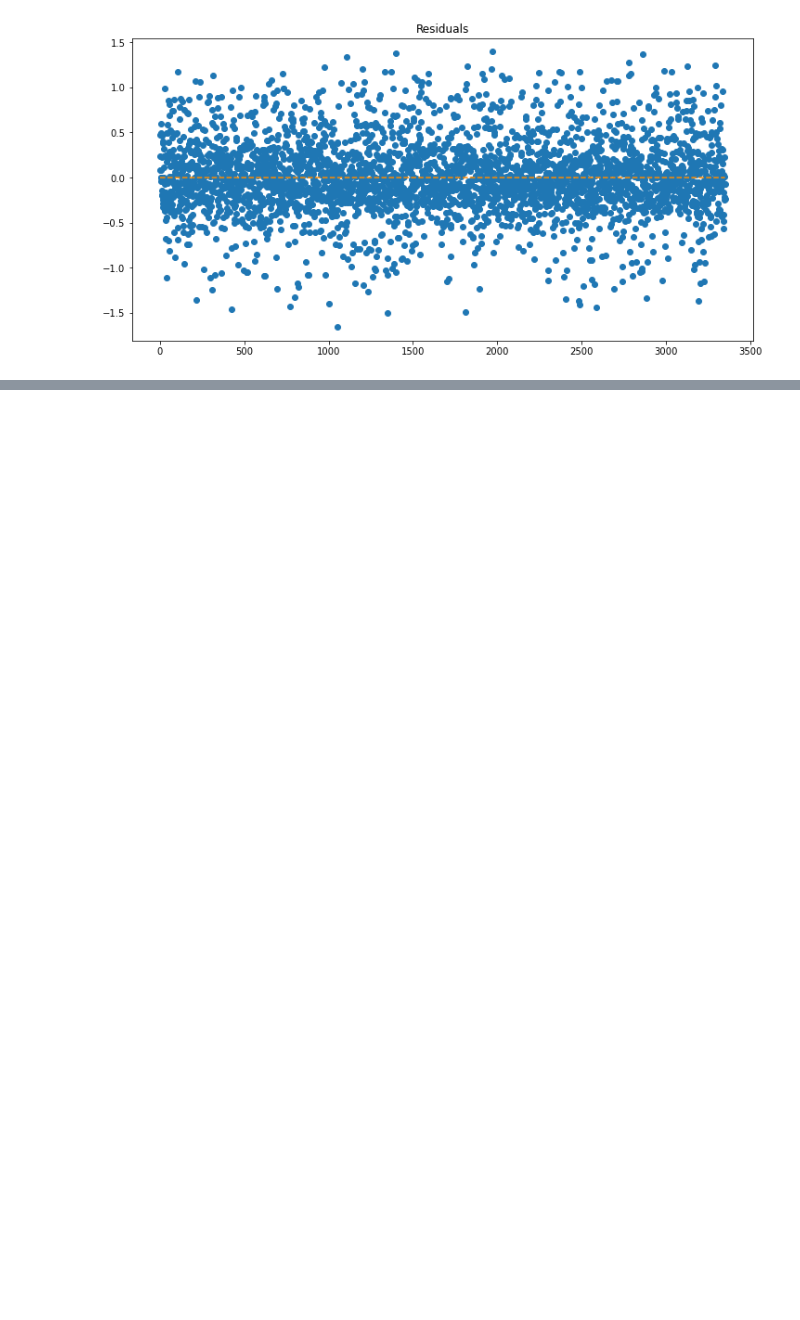
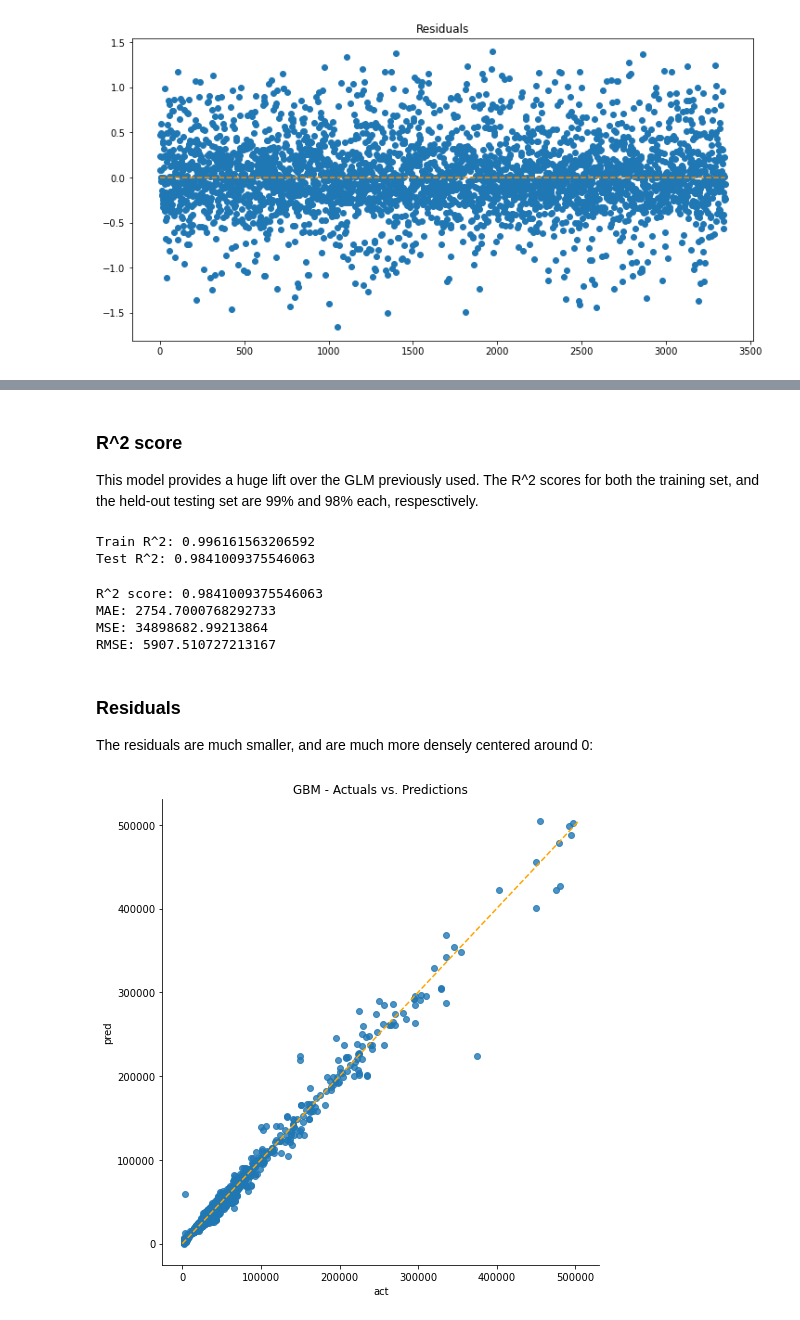
Before and after one commit to sirajali/car-price-predictor, a Jupyter notebook: notebooks/Model_Fit.ipynb, the cells around one changed output, grey strips where cells are left out. Cells and saved outputs as stored; diff of their text form; code cells hidden in the pictures; blank space fills up the shorter version.

```diff
--- a/notebooks/Model_Fit.ipynb
+++ b/notebooks/Model_Fit.ipynb
@@ -175,12 +298,15 @@ plt.show()
 # %%
+# define hyperparameters
 parameters = {
-    "loss":["deviance"],
-    "learning_rate": [0.01, 0.025, 0.05, 0.075, 0.1, 0.2],
-    "min_samples_split": np.linspace(0.1, 0.5, 12),
-    "min_samples_leaf": np.linspace(0.1, 0.5, 12),
+    "learning_rate": [0.01, 0.05, 0.1],
+    "min_samples_split": [2, 10, 100],
     "max_depth":[3, 5, 8],
     "n_estimators":[10, 100, 1000]
 }
 
-gbm = GradientBoostingRegressor()
-clf = GridSearchCV(gbm, parameters,refit=False, cv=5, n_jobs=-1)
+# create estimator
+gbm = GradientBoostingRegressor(loss='ls', criterion='friedman_mse')
+
+# conduct grid search with cross-validation
+gs_cv = GridSearchCV(estimator=gbm, param_grid=parameters, refit=True, cv=5, n_jobs=-1, verbose=3)
+gs_cv.fit(X_train, y_train)
@@ -220,0 +358,33 @@ calculate_residuals(gbm, X_test, y_test_log)
+# %% [markdown]
+### R^2 score
+
+This model provides a huge lift over the GLM previously used. The R^2 scores for both the training set, and the held-out testing set are 99% and 98% each, respesctively.
+# %%
+gbm_train_preds = gs_cv.best_estimator_.predict(X_train)
+print('Train R^2:', r2_score(y_train, gbm_train_preds))
+
+gbm_test_preds = gs_cv.best_estimator_.predict(X_test)
+print('Test R^2:', r2_score(y_test, gbm_test_preds))
+# %% [output]
+Train R^2: 0.996161563206592
+Test R^2: 0.9841009375546063
+# %%
+# calculate residuals
+gbm_residual_df = pd.DataFrame({'act': y_test, 'pred': gbm_test_preds})
+gbm_residual_df['residual'] = abs(y_test) - abs(gbm_test_preds)
+
+# evaluate model results
+evaluate_results(gbm_residual_df, 'act', 'pred')
+# %% [output]
+R^2 score: 0.9841009375546063
+MAE: 2754.7000768292733
+MSE: 34898682.99213864
+RMSE: 5907.510727213167
+# %% [markdown]
+### Residuals
+
+The residuals are much smaller, and are much more densely centered around 0:
+# %%
+residual_plot(gbm_residual_df, 'act', 'pred', 'GBM - Actuals vs. Predictions')
+# %% [output]
+[figure, added]
```
Also changed, not shown: parts of 42 cells of this notebook, 3 other files.
